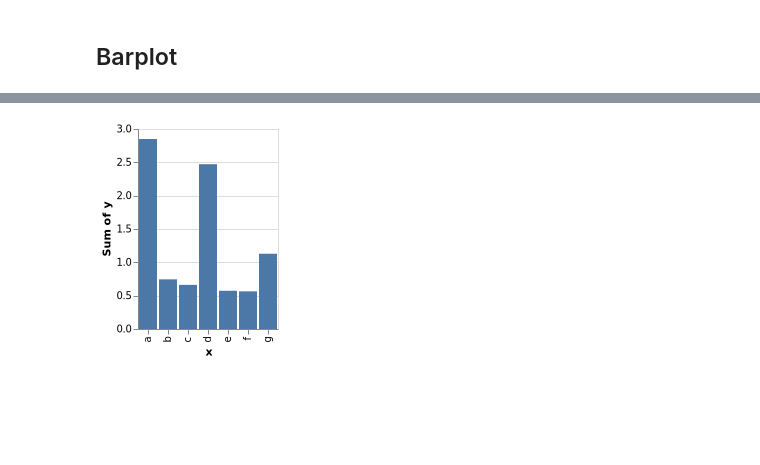
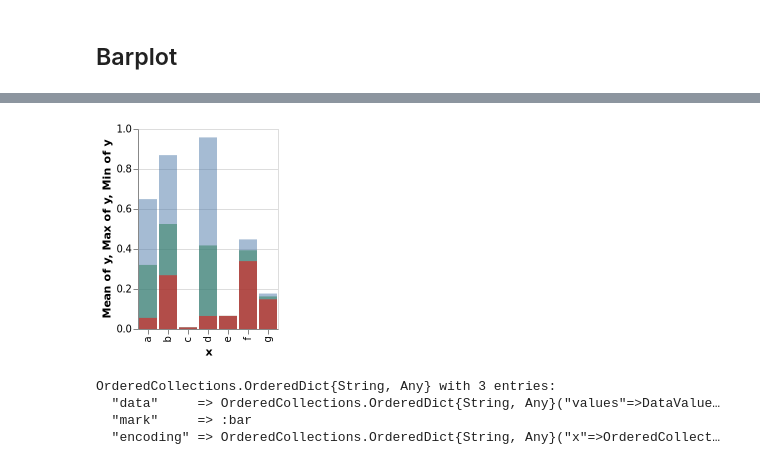
Before and after one commit to queryverse/QuickVega.jl, a Jupyter notebook: sandbox/Examples.ipynb, the cells around one changed output, grey strips where cells are left out. Cells and saved outputs as stored; diff of their text form; code cells hidden in the pictures; blank space fills up the shorter version.

Commit message:
Added more options to updatePlot!, now accepts aggregate and opacity

```diff
--- a/sandbox/Examples.ipynb
+++ b/sandbox/Examples.ipynb
@@ -36,6 +35,14 @@ true
 # %%
 x = rand(collect('a':'g'),20)
 y = rand(20)
-barplot(x,y,y_agg="sum")
+@vlplot() + barplot(x,y,y_agg="mean",color="green",opacity=0.5) + barplot(x,y,y_agg="max",opacity=0.5) + barplot(x,y,y_agg="min",color="red",opacity=0.5)
+# b = barplot(x,y,y_agg="count",opacity=0.1)
 # %% [output]
-[figure, old version]
+[figure, new version]
+# %%
+b.params
+# %% [output]
+OrderedCollections.OrderedDict{String, Any} with 3 entries:
+  "data"     => OrderedCollections.OrderedDict{String, Any}("values"=>DataValue…
+  "mark"     => :bar
+  "encoding" => OrderedCollections.OrderedDict{String, Any}("x"=>OrderedCollect…
```
Also changed, not shown: parts of 3 cells of this notebook, 5 other files.
